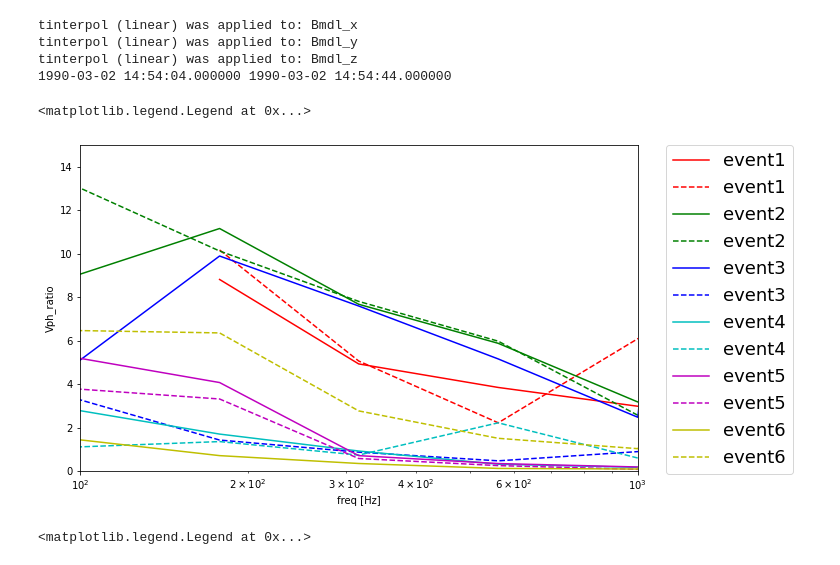
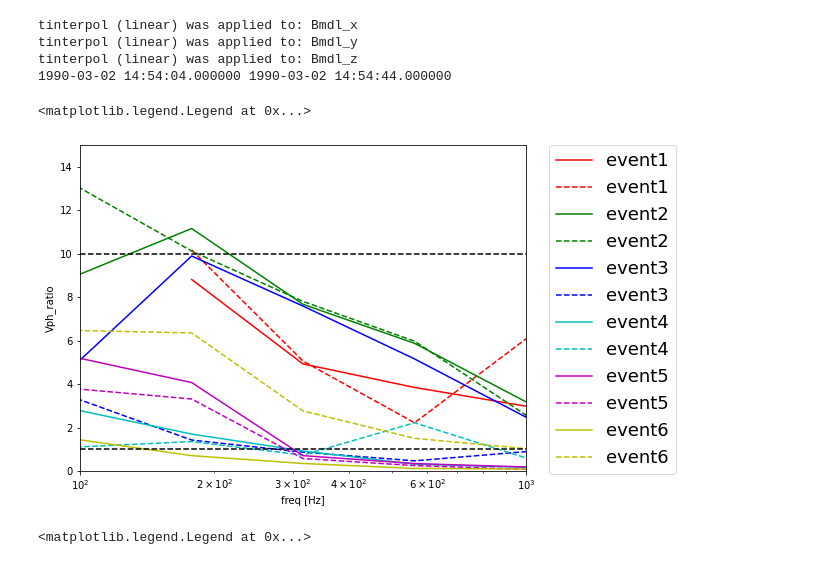
Before and after one commit to shuji-onosawa/Akebono_analysis_old, a Jupyter notebook: VLF_mca/ishigaya_extend.ipynb, the cells around one changed output. Cells and saved outputs as stored; diff of their text form; code cells hidden in the pictures.

```diff
--- a/VLF_mca/ishigaya_extend.ipynb
+++ b/VLF_mca/ishigaya_extend.ipynb
@@ -304,21 +134,23 @@ tinterpol (linear) was applied to: Bmdl_z
 # %%
 
 Vph_ratio = np.array(Vph_obs)/np.array(Vph_dr)
 colorlist = ["r", "g", "b", "c", "m", "y"]
-plt.figure(figsize=(10, 6))
+plt.figure(figsize=(8, 6))
 for i in range(6):
     plt.plot(freq_range, Vph_ratio[2*i], label='event'+str(i+1), color=colorlist[i])
     plt.plot(freq_range, Vph_ratio[2*i+1], label='event'+str(i+1), color=colorlist[i], linestyle='dashed')
 plt.xscale('log')
 #plt.yscale('log')
 plt.xlabel('freq [Hz]')
 plt.ylabel('Vph_ratio')
 plt.ylim(0,15)
 plt.xlim(100, 1000)
+plt.hlines(1, xmin=1e2, xmax=1e3, colors='k', linestyles='dashed')
+plt.hlines(10, xmin=1e2, xmax=1e3, colors='k', linestyles='dashed')
 plt.legend(bbox_to_anchor=(1.05, 1), loc='upper left', borderaxespad=0, fontsize=18)
 # %% [output]
 <matplotlib.legend.Legend at 0x...>
-[figure, old version]
+[figure, new version]
 # %%
 colorlist = ["r", "g", "b", "c", "m", "y"]
 plt.figure(figsize=(10, 6))
```
Also changed, not shown: parts of 2 cells of this notebook, 19 other files.
